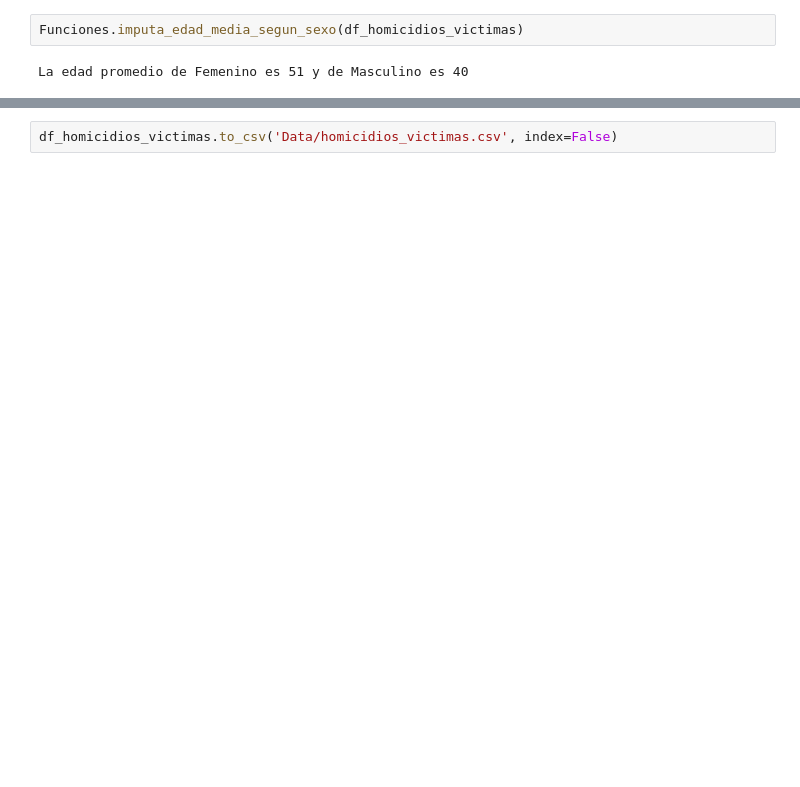
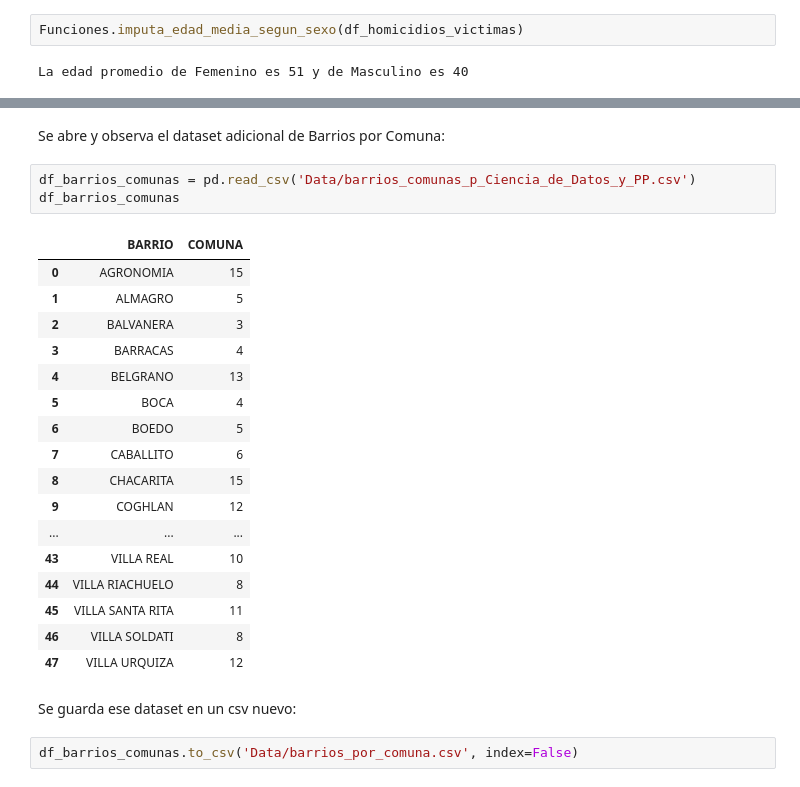
Before and after one commit to camillaneza/PI2_Siniestros_Viales, a Jupyter notebook: ETL.ipynb, the cells around one changed output, grey strips where cells are left out. Saved outputs shown, nothing was run; the diff lists cells and outputs as text; blank space fills up the shorter version.

Commit message:
Planilla adicional

```diff
--- a/ETL.ipynb
+++ b/ETL.ipynb
@@ -561,2 +618,27 @@ df_homicidios_hechos.to_csv('Data/homicidios_hechos.csv', index=False)
+# %% [markdown]
+Se abre y observa el dataset adicional de Barrios por Comuna:
+# %%
+df_barrios_comunas = pd.read_csv('Data/barrios_comunas_p_Ciencia_de_Datos_y_PP.csv')
+df_barrios_comunas
+# %% [output]
+|  | BARRIO | COMUNA |
+| 0 | AGRONOMIA | 15 |
+| 1 | ALMAGRO | 5 |
+| 2 | BALVANERA | 3 |
+| 3 | BARRACAS | 4 |
+| 4 | BELGRANO | 13 |
+| 5 | BOCA | 4 |
+| 6 | BOEDO | 5 |
+| 7 | CABALLITO | 6 |
+| 8 | CHACARITA | 15 |
+| 9 | COGHLAN | 12 |
+| ... | ... | ... |
+| 43 | VILLA REAL | 10 |
+| 44 | VILLA RIACHUELO | 8 |
+| 45 | VILLA SANTA RITA | 11 |
+| 46 | VILLA SOLDATI | 8 |
+| 47 | VILLA URQUIZA | 12 |
+# %% [markdown]
+Se guarda ese dataset en un csv nuevo:
 # %%
-df_homicidios_victimas.to_csv('Data/homicidios_victimas.csv', index=False)
+df_barrios_comunas.to_csv('Data/barrios_por_comuna.csv', index=False)
```
Also changed, not shown: parts of 16 cells of this notebook, 4 other files.
